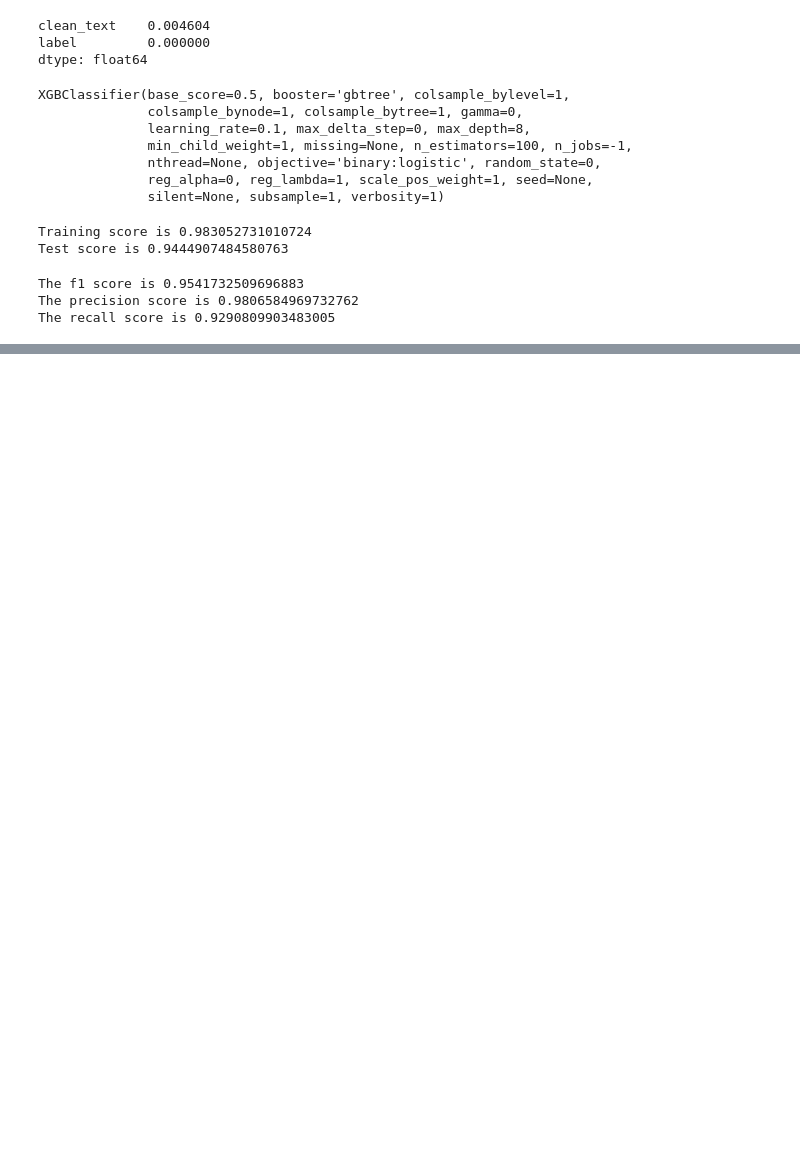
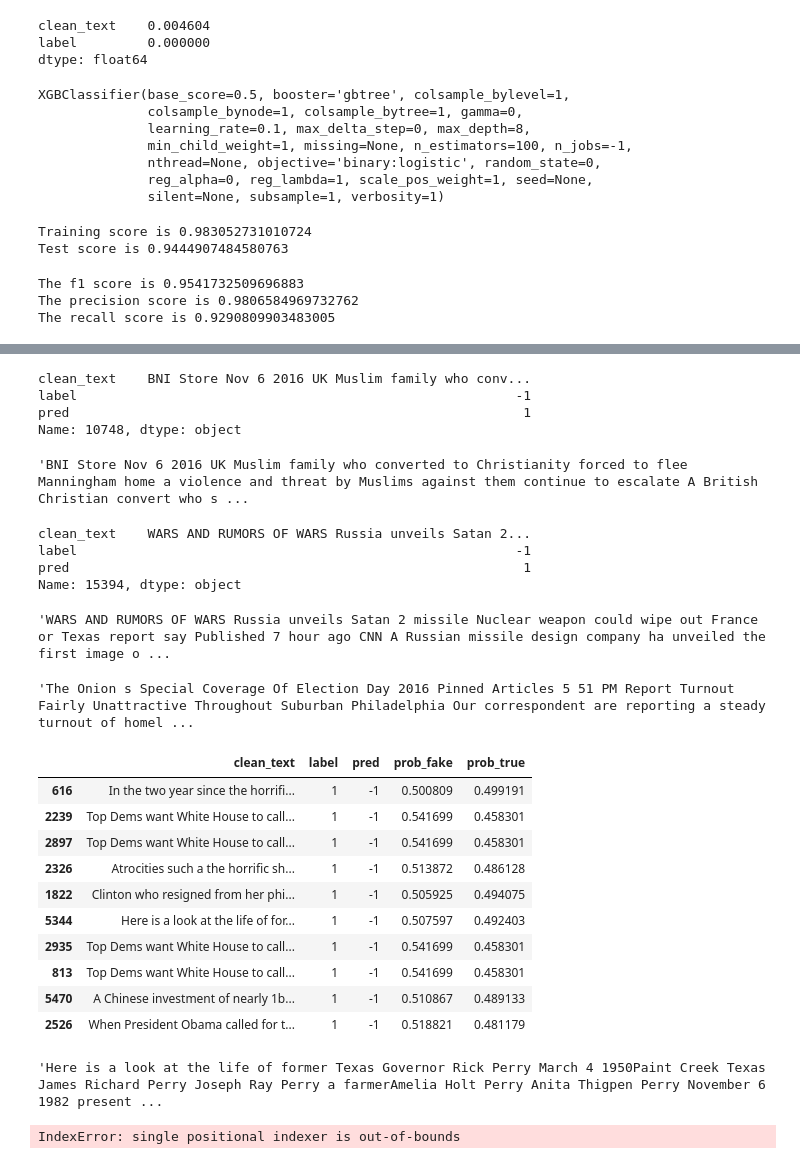
Before and after one commit to Ishan16D/Captsone_DSI, a Jupyter notebook: Insights notebooks/XGB Insights Notebook.ipynb, the cells around one changed output, grey strips where cells are left out. Drawn from its saved outputs; the diff is of its cells as text; code cells hidden in the pictures; blank space fills up the shorter version.

```diff
--- a/Insights notebooks/XGB Insights Notebook.ipynb
+++ b/Insights notebooks/XGB Insights Notebook.ipynb
@@ -81,0 +80,2 @@ plt.show()
+# %%
+df.columns = ['clean_text', 'label', 'pred', 'prob_fake', 'prob_true']
@@ -81,0 +110,2 @@ plt.show()
+# %%
+df_close = df[(df['prob_fake'] < .55) & (df['prob_fake'] > .45 )]
@@ -81,0 +123,48 @@ plt.show()
+# %%
+df_close[['clean_text', 'label', 'pred']].iloc[203]
+# %% [output]
+clean_text    BNI Store Nov 6 2016 UK Muslim family who conv...
+label                                                        -1
+pred                                                          1
+Name: 10748, dtype: object
+# %%
+df_close['clean_text'].iloc[203]
+# %% [output]
+'BNI Store Nov 6 2016 UK Muslim family who converted to Christianity forced to flee Manningham home a violence and threat by Muslims against them continue to escalate A British Christian convert who s ...
+# %%
+df_close[['clean_text', 'label', 'pred']].iloc[226]
+# %% [output]
+clean_text    WARS AND RUMORS OF WARS Russia unveils Satan 2...
+label                                                        -1
+pred                                                          1
+Name: 15394, dtype: object
+# %%
+df_close['clean_text'].iloc[226]
+# %% [output]
+'WARS AND RUMORS OF WARS Russia unveils Satan 2 missile Nuclear weapon could wipe out France or Texas report say Published 7 hour ago CNN A Russian missile design company ha unveiled the first image o ...
+# %%
+df_close['clean_text'][22850]
+# %% [output]
+'The Onion s Special Coverage Of Election Day 2016 Pinned Articles 5 51 PM Report Turnout Fairly Unattractive Throughout Suburban Philadelphia Our correspondent are reporting a steady turnout of homel ...
+# %%
+df_close[(df_close['label'] == 1) & (df_close['pred'] == -1)].sample(10)
+# %% [output]
+|  | clean_text | label | pred | prob_fake | prob_true |
+| 616 | In the two year since the horrifi... | 1 | -1 | 0.500809 | 0.499191 |
+| 2239 | Top Dems want White House to call... | 1 | -1 | 0.541699 | 0.458301 |
+| 2897 | Top Dems want White House to call... | 1 | -1 | 0.541699 | 0.458301 |
+| 2326 | Atrocities such a the horrific sh... | 1 | -1 | 0.513872 | 0.486128 |
+| 1822 | Clinton who resigned from her phi... | 1 | -1 | 0.505925 | 0.494075 |
+| 5344 | Here is a look at the life of for... | 1 | -1 | 0.507597 | 0.492403 |
+| 2935 | Top Dems want White House to call... | 1 | -1 | 0.541699 | 0.458301 |
+| 813 | Top Dems want White House to call... | 1 | -1 | 0.541699 | 0.458301 |
+| 5470 | A Chinese investment of nearly 1b... | 1 | -1 | 0.510867 | 0.489133 |
+| 2526 | When President Obama called for t... | 1 | -1 | 0.518821 | 0.481179 |
+# %%
+df_close['clean_text'][5344]
+# %% [output]
+'Here is a look at the life of former Texas Governor Rick Perry March 4 1950Paint Creek Texas James Richard Perry Joseph Ray Perry a farmerAmelia Holt Perry Anita Thigpen Perry November 6 1982 present ...
+# %%
+df_close[['clean_text', 'label', 'pred']].iloc[293]
+# %% [output]
+IndexError: single positional indexer is out-of-bounds
```
Also changed, not shown: parts of 9 cells of this notebook, 27 other files.
